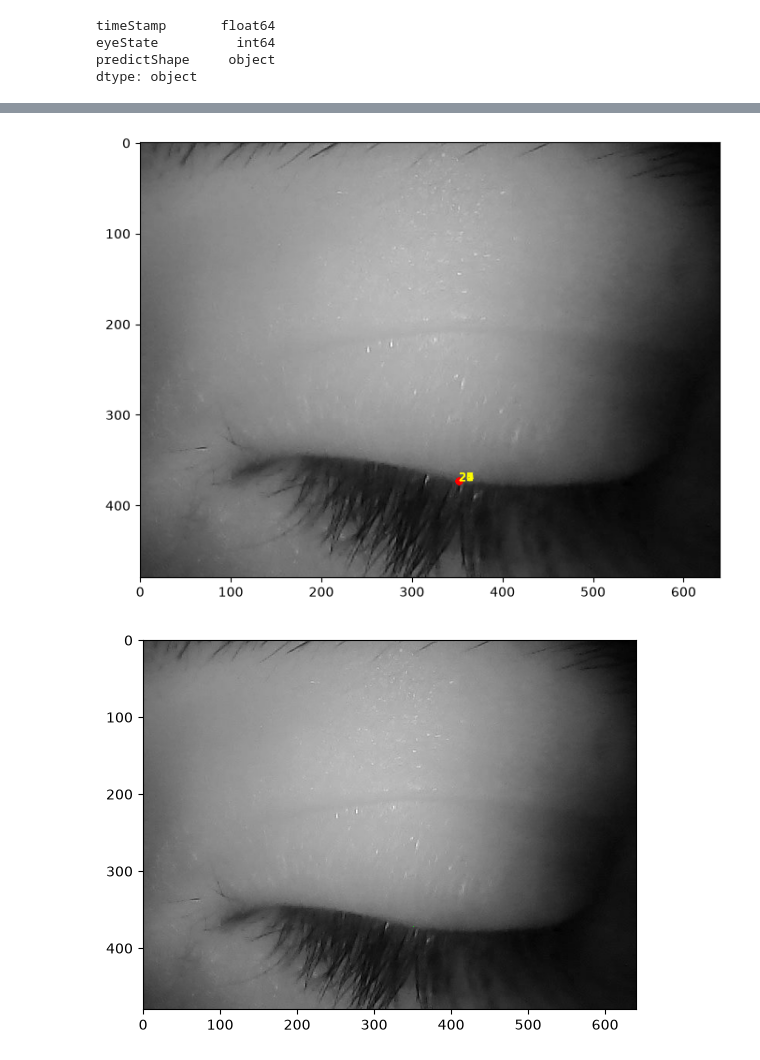
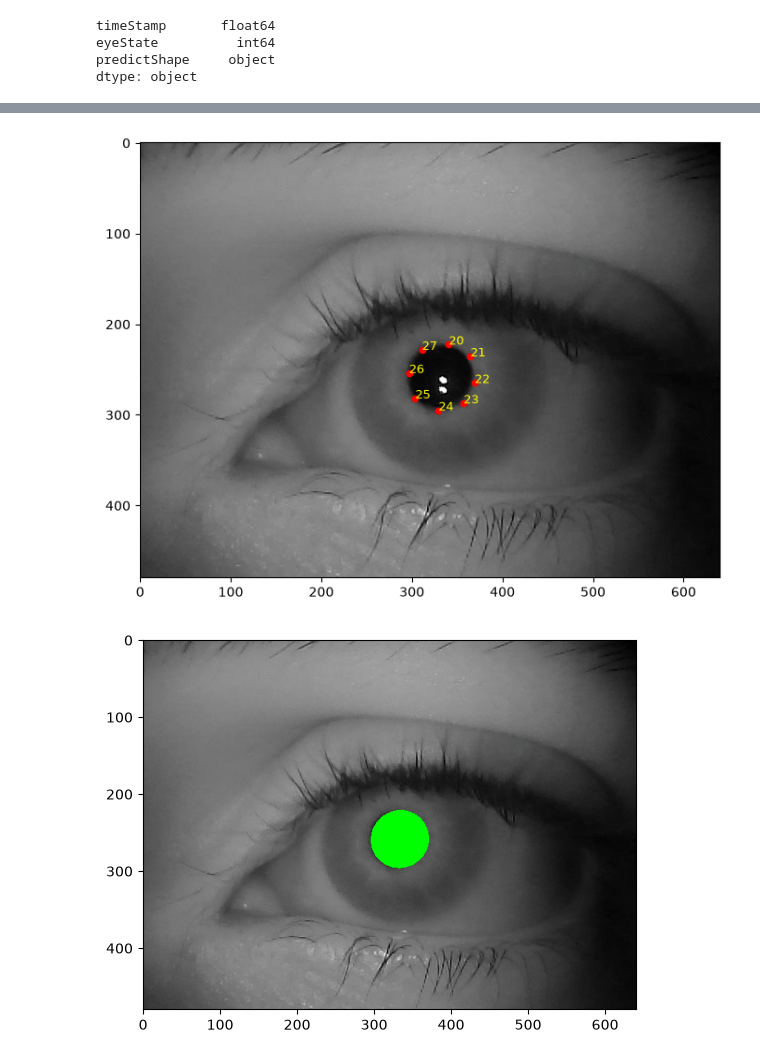
Before and after one commit to M61ss/cv-project, a Jupyter notebook: ireye-inspector.ipynb, the cells around one changed output, grey strips where cells are left out. Saved outputs shown, nothing was run; the diff lists cells and outputs as text; code cells hidden in the pictures.

Commit message:
fit ellipse instead of polygon

```diff
--- a/ireye-inspector.ipynb
+++ b/ireye-inspector.ipynb
@@ -42,7 +42,7 @@ eyeState          int64
 predictShape     object
 dtype: object
 # %%
-FRAME_NUMBER = 10000
+FRAME_NUMBER = 100
 # %%
 video_dir = Path(data_dir.joinpath(annotation_paths[0].stem))
 print(video_dir)
@@ -89,21 +89,16 @@ for idx, (x, y) in enumerate(pupil_pts):
     plt.text(x, y, str(pupil_indices[idx]), color='yellow', fontsize=9)
 plt.show()
 # %% [output]
-[figure, old version]
+[figure, new version]
 # %%
-def order_points_by_angle(pts):
-    center = pts.mean(axis=0)
-    angles = np.arctan2(pts[:, 1] - center[1], pts[:, 0] - center[0])
-    order = np.argsort(angles)
-    return pts[order]
+pupil_pts_int = pupil_pts.astype(np.float32)
 
-pupil_ordered = order_points_by_angle(pupil_pts)
-pupil_int = pupil_ordered.astype(np.int32).reshape(-1, 1, 2)
+ellipse = cv2.fitEllipse(pupil_pts_int)
 
 first_frame_copy = first_frame.copy()
-cv2.fillPoly(first_frame_copy, [pupil_int], color=(0, 255, 0))
+cv2.ellipse(first_frame_copy, ellipse, color=(0, 255, 0), thickness=-1)  # thickness=-1 = filled
 
 plt.imshow(first_frame_copy)
 plt.show()
 # %% [output]
-[figure, old version]
+[figure, new version]
```
Also changed, not shown: parts of 2 cells of this notebook.
